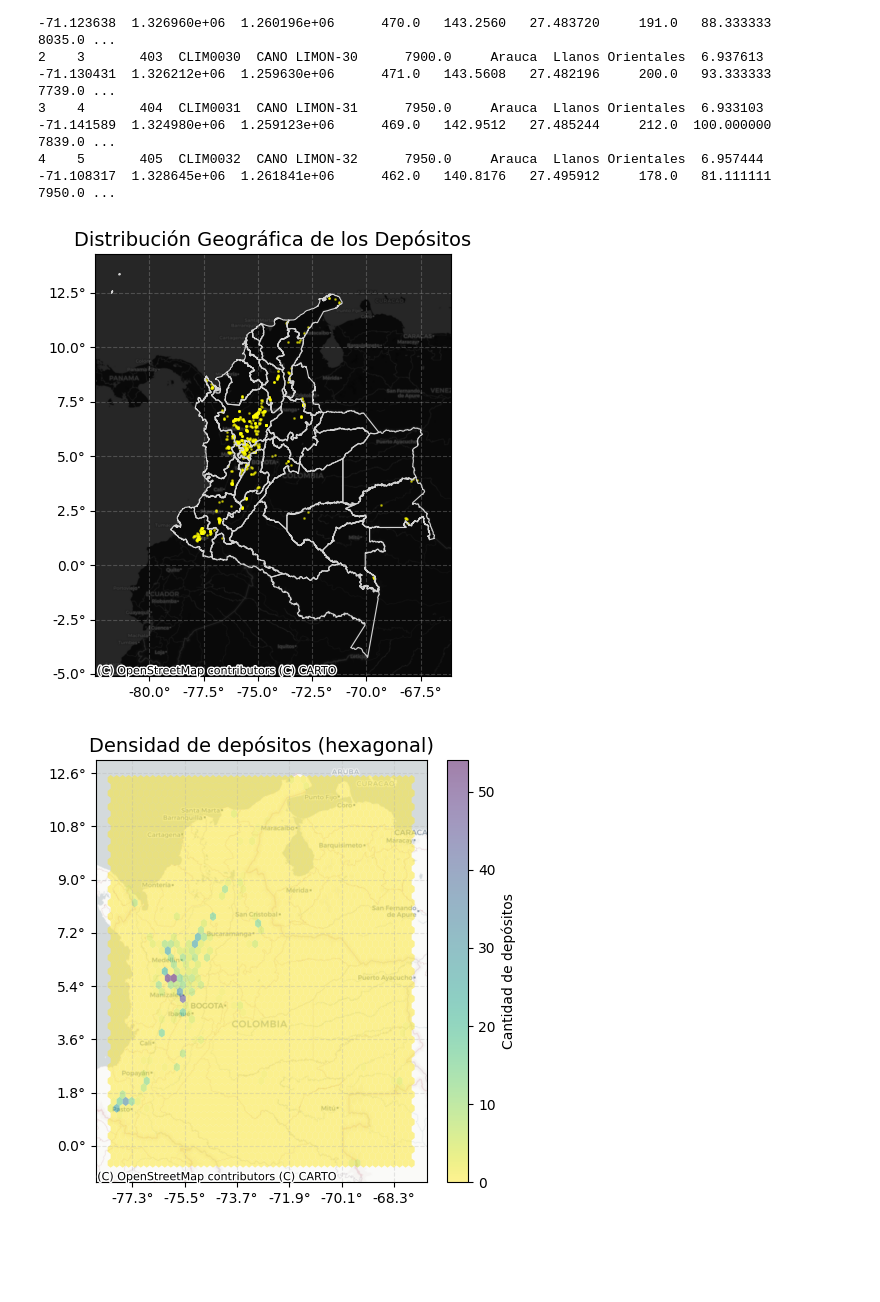
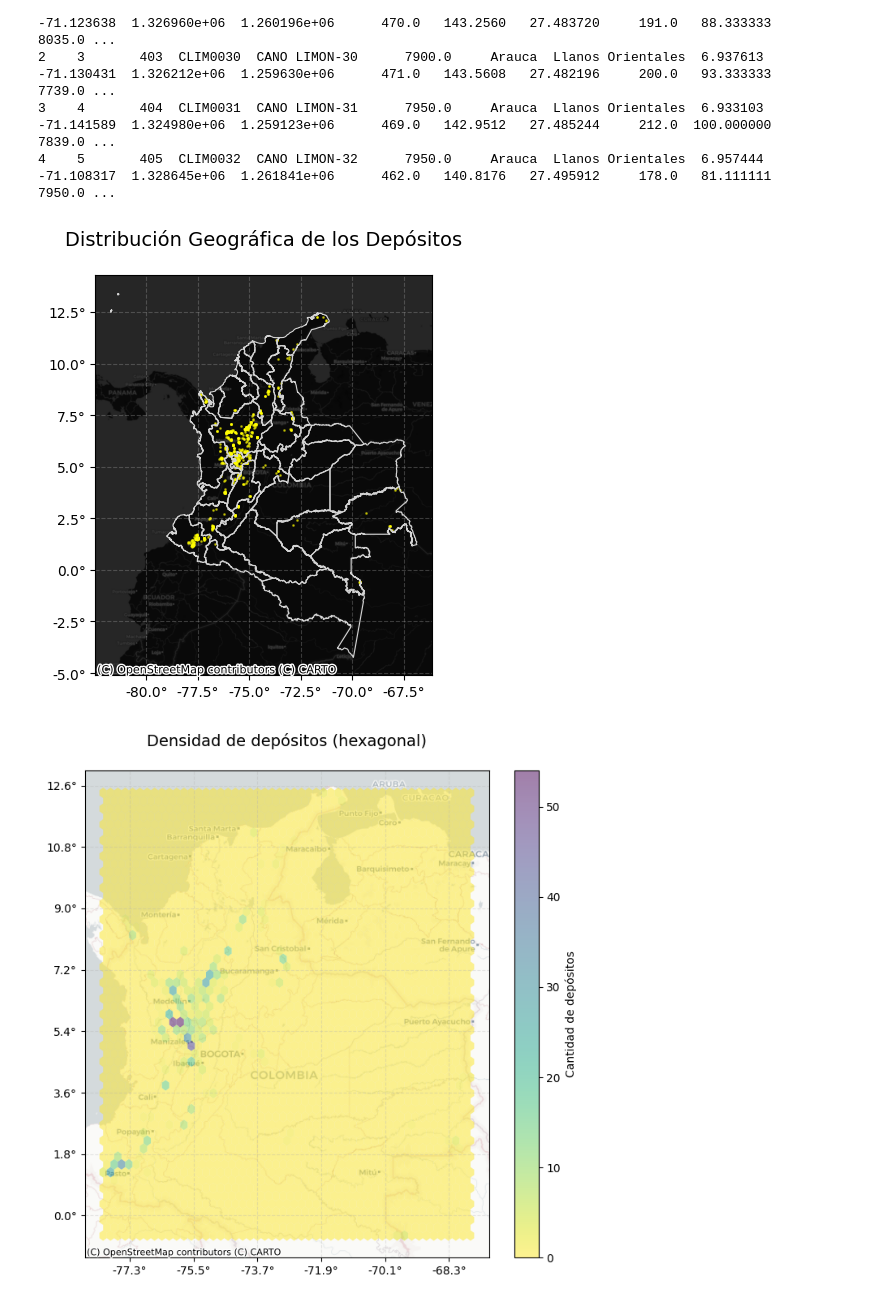
Before and after one commit to Santiagocruz97/AGE, a Jupyter notebook: Codigo/Proyecto_AG_SCA.ipynb, the cells around one changed output. Saved outputs shown, nothing was run; the diff lists cells and outputs as text; code cells hidden in the pictures; blank space fills up the shorter version.

```diff
--- a/Codigo/Proyecto_AG_SCA.ipynb
+++ b/Codigo/Proyecto_AG_SCA.ipynb
@@ -110,29 +119,32 @@ ctx.add_basemap(ax, crs="EPSG:4326", source=ctx.providers.CartoDB.DarkMatter)
 ax.xaxis.set_major_formatter(FuncFormatter(lambda x, _: f"{x:.1f}°"))
 ax.yaxis.set_major_formatter(FuncFormatter(lambda y, _: f"{y:.1f}°"))
 ax.grid(True, linestyle="--", alpha=0.3)
-ax.set_title("Distribución Geográfica de los Depósitos", fontsize=14)
+ax.set_title("Distribución Geográfica de los Depósitos\n", fontsize=14)
 plt.tight_layout()
 plt.show()
 # %% [output]
-[figure, old version]
+[figure, new version]
 # %%
-fig, ax = plt.subplots(1, figsize=(5, 5))
+gdf = gpd.read_file(r"C:/Git_SCA/AGE/Depositos").to_crs(epsg=3857)
+gdf['x'] = gdf.geometry.x
+gdf['y'] = gdf.geometry.y
+fig, ax = plt.subplots(1, figsize=(7, 7))
 hb = ax.hexbin(
     gdf['x'], gdf['y'],
     gridsize=50,
     linewidths=0,
     alpha=0.5,
     cmap='viridis_r'
 )
 ctx.add_basemap(ax, source=ctx.providers.CartoDB.Positron, crs=gdf.crs)
 def mercator_to_lon(x, _): return f"{x * 180 / 20037508.34:.1f}°"
 def mercator_to_lat(y, _): return f"{y * 180 / 20037508.34:.1f}°"
 ax.xaxis.set_major_formatter(FuncFormatter(mercator_to_lon))
 ax.yaxis.set_major_formatter(FuncFormatter(mercator_to_lat))
 ax.grid(True, linestyle="--", alpha=0.3)
 plt.colorbar(hb, ax=ax, label='Cantidad de depósitos')
-ax.set_title("Densidad de depósitos (hexagonal)", fontsize=14)
+ax.set_title("Densidad de depósitos (hexagonal)\n", fontsize=14)
 plt.tight_layout()
 plt.show()
 # %% [output]
-[figure, old version]
+[figure, new version]
```
Also changed, not shown: parts of 10 cells of this notebook, 3 other files.
